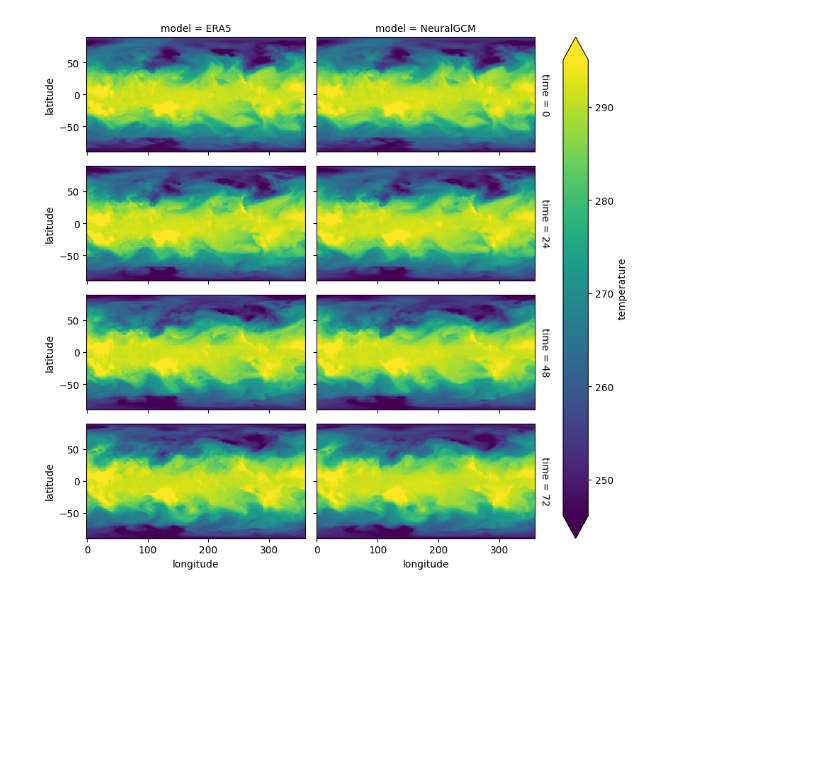
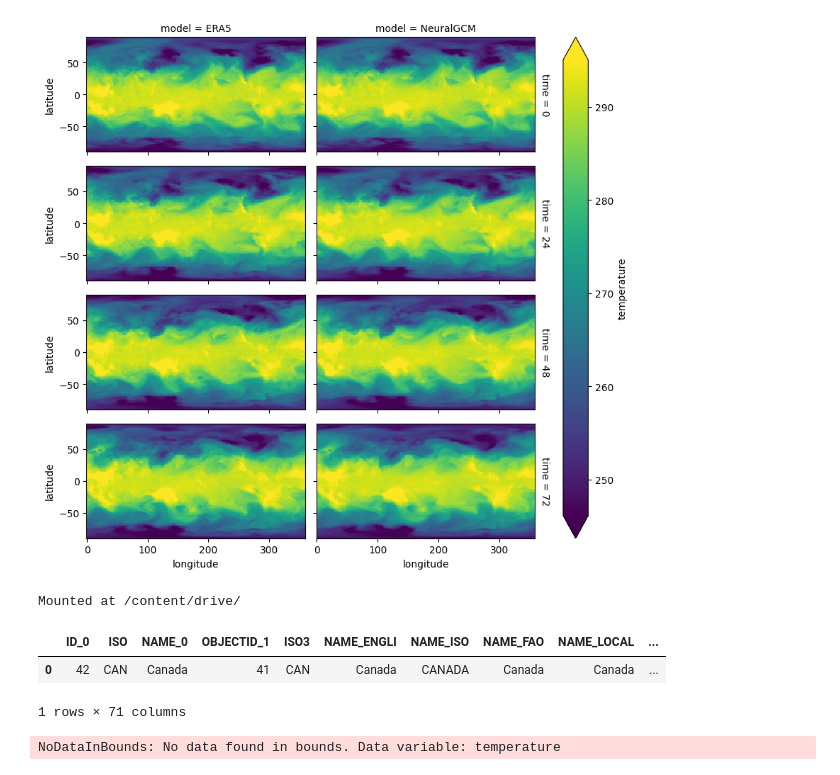
Before and after one commit to krishnakafle/NeuroGCM, a Jupyter notebook: docs/inference_demo.ipynb, the cells around one changed output. Saved outputs shown, nothing was run; the diff lists cells and outputs as text; code cells hidden in the pictures; blank space fills up the shorter version.

```diff
--- a/docs/inference_demo.ipynb
+++ b/docs/inference_demo.ipynb
@@ -160,3 +184,23 @@ combined_ds.temperature.sel(level=850).plot(
 );
 # %% [output]
 [figure]
+# %%
+from google.colab import drive
+drive.mount('/content/drive/')
+# %% [output]
+Mounted at /content/drive/
+# %%
+shapefile = '/content/drive/My Drive/Unbc/Shapefile/CAN_adm0.shp'
+# %%
+gdf = gpd.read_file(shapefile)
+gdf
+# %% [output]
+|  | ID_0 | ISO | NAME_0 | OBJECTID_1 | ISO3 | NAME_ENGLI | NAME_ISO | NAME_FAO | NAME_LOCAL | ... |
+| 0 | 42 | CAN | Canada | 41 | CAN | Canada | CANADA | Canada | Canada | ... |
+1 rows × 71 columns
+# %%
+combined_ds = combined_ds.temperature.rio.write_crs("epsg:4326", inplace=True)
+combined_ds = combined_ds.rio.clip(gdf.geometry.apply(mapping), all_touched = True)
+combined_ds
+# %% [output]
+NoDataInBounds: No data found in bounds. Data variable: temperature
```
Also changed, not shown: parts of 2 cells of this notebook.
